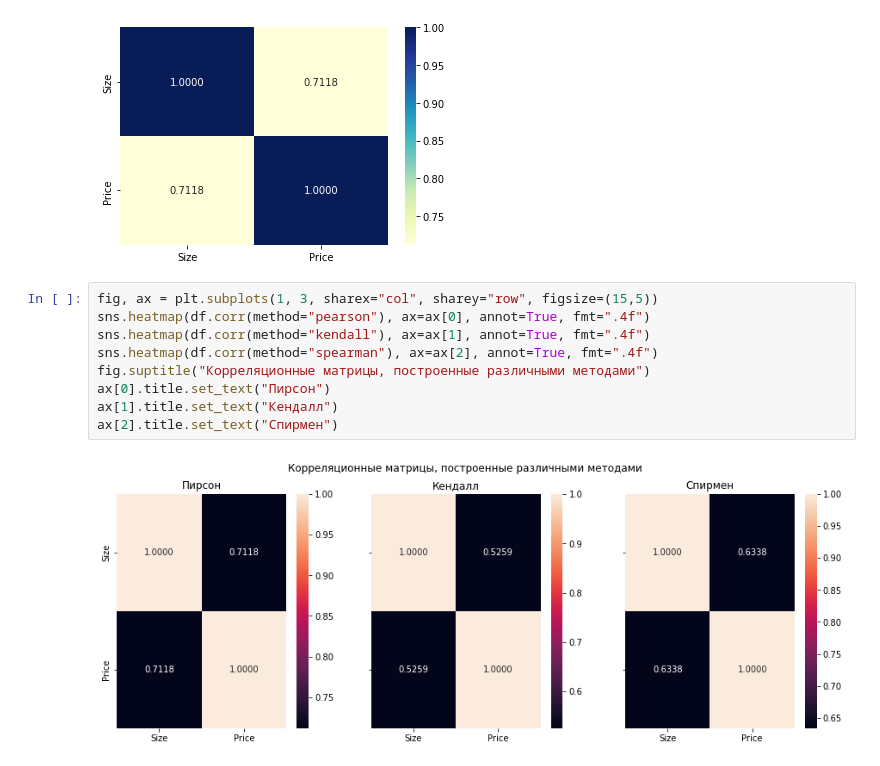
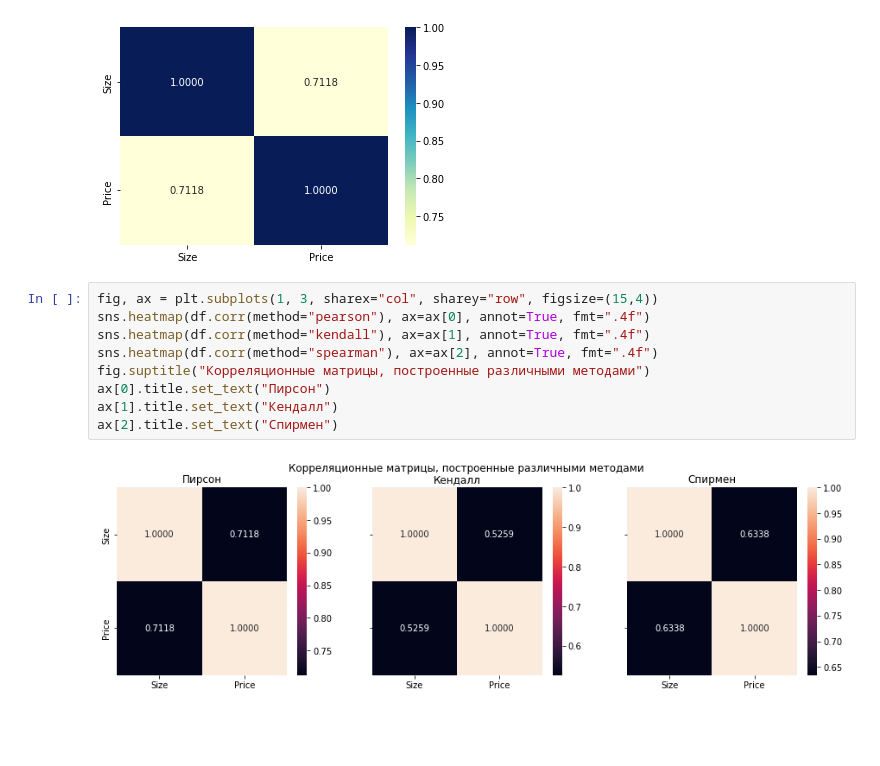
Before and after one commit to Frinom1912/ml2022, a Jupyter notebook: lab1/Lab1.ipynb, the cells around one changed output. Saved outputs shown, nothing was run; the diff lists cells and outputs as text; blank space fills up the shorter version.

```diff
--- a/lab1/Lab1.ipynb
+++ b/lab1/Lab1.ipynb
@@ -203,13 +203,13 @@ sns.heatmap(df.corr(), annot=True, fmt=".4f", cmap="YlGnBu")
 <AxesSubplot:>
 [figure]
 # %%
-fig, ax = plt.subplots(1, 3, sharex="col", sharey="row", figsize=(15,5))
+fig, ax = plt.subplots(1, 3, sharex="col", sharey="row", figsize=(15,4))
 sns.heatmap(df.corr(method="pearson"), ax=ax[0], annot=True, fmt=".4f")
 sns.heatmap(df.corr(method="kendall"), ax=ax[1], annot=True, fmt=".4f")
 sns.heatmap(df.corr(method="spearman"), ax=ax[2], annot=True, fmt=".4f")
 fig.suptitle("Корреляционные матрицы, построенные различными методами")
 ax[0].title.set_text("Пирсон")
 ax[1].title.set_text("Кендалл")
 ax[2].title.set_text("Спирмен")
 # %% [output]
-[figure, old version]
+[figure, new version]
```
Also changed, not shown: 7 other files.
